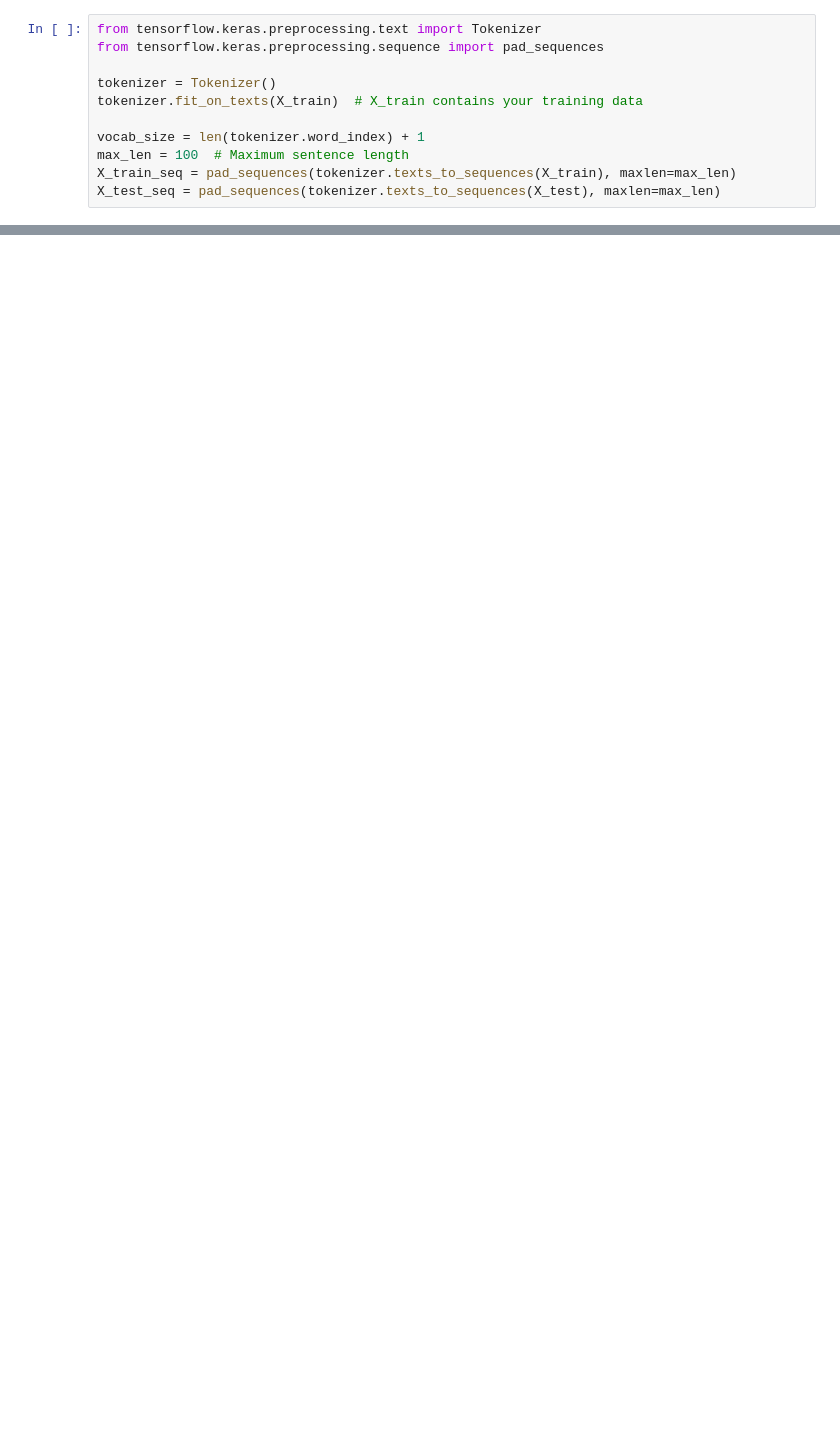
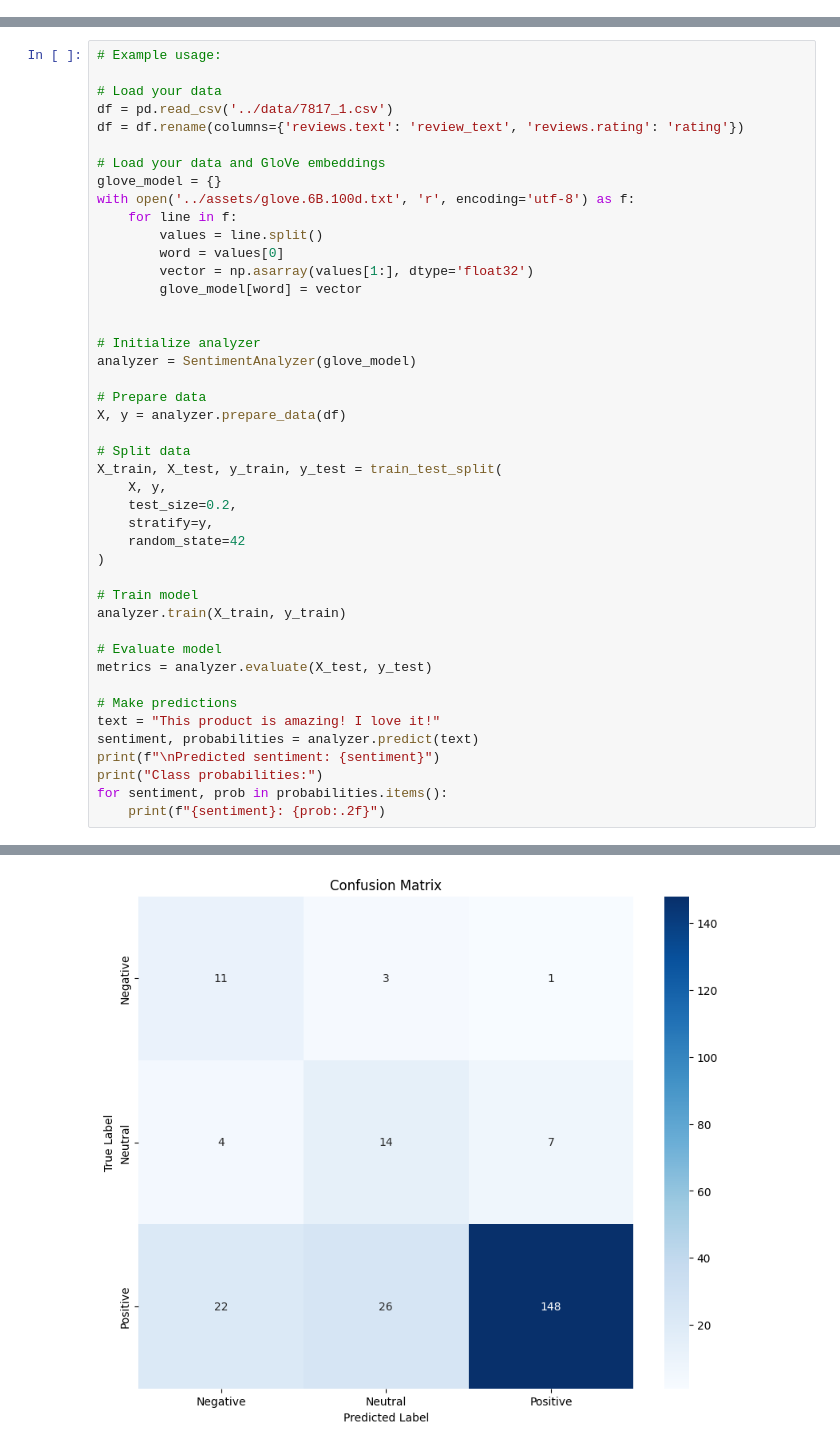
Before and after one commit to godot107/amazon_sentiment, a Jupyter notebook: notebooks/word_embedding_logistic_regression_sentiment.ipynb, the cells around one changed output, grey strips where cells are left out. Cells and saved outputs as stored; diff of their text form; blank space fills up the shorter version.

```diff
--- a/notebooks/word_embedding_logistic_regression_sentiment.ipynb
+++ b/notebooks/word_embedding_logistic_regression_sentiment.ipynb
@@ -29,11 +0,0 @@ Loaded 400000 word vectors.
-# %%
-from tensorflow.keras.preprocessing.text import Tokenizer
-from tensorflow.keras.preprocessing.sequence import pad_sequences
-
-tokenizer = Tokenizer()
-tokenizer.fit_on_texts(X_train)  # X_train contains your training data
-
-vocab_size = len(tokenizer.word_index) + 1
-max_len = 100  # Maximum sentence length
-X_train_seq = pad_sequences(tokenizer.texts_to_sequences(X_train), maxlen=max_len)
-X_test_seq = pad_sequences(tokenizer.texts_to_sequences(X_test), maxlen=max_len)
@@ -39,0 +298,45 @@ X_test_seq = pad_sequences(tokenizer.texts_to_sequences(X_test), maxlen=max_len)
+# %%
+# Example usage:
+
+# Load your data
+df = pd.read_csv('../data/7817_1.csv')
+df = df.rename(columns={'reviews.text': 'review_text', 'reviews.rating': 'rating'})
+
+# Load your data and GloVe embeddings
+glove_model = {}
+with open('../assets/glove.6B.100d.txt', 'r', encoding='utf-8') as f:
+    for line in f:
+        values = line.split()
+        word = values[0]
+        vector = np.asarray(values[1:], dtype='float32')
+        glove_model[word] = vector
+
+
+# Initialize analyzer
+analyzer = SentimentAnalyzer(glove_model)
+
+# Prepare data
+X, y = analyzer.prepare_data(df)
+
+# Split data
+X_train, X_test, y_train, y_test = train_test_split(
+    X, y,
+    test_size=0.2,
+    stratify=y,
+    random_state=42
+)
+
+# Train model
+analyzer.train(X_train, y_train)
+
+# Evaluate model
+metrics = analyzer.evaluate(X_test, y_test)
+
+# Make predictions
+text = "This product is amazing! I love it!"
+sentiment, probabilities = analyzer.predict(text)
+print(f"\nPredicted sentiment: {sentiment}")
+print("Class probabilities:")
+for sentiment, prob in probabilities.items():
+    print(f"{sentiment}: {prob:.2f}")
+# %% [output]
@@ -39,0 +360 @@ X_test_seq = pad_sequences(tokenizer.texts_to_sequences(X_test), maxlen=max_len)
+[figure, added]
```
Also changed, not shown: parts of 6 cells of this notebook.
